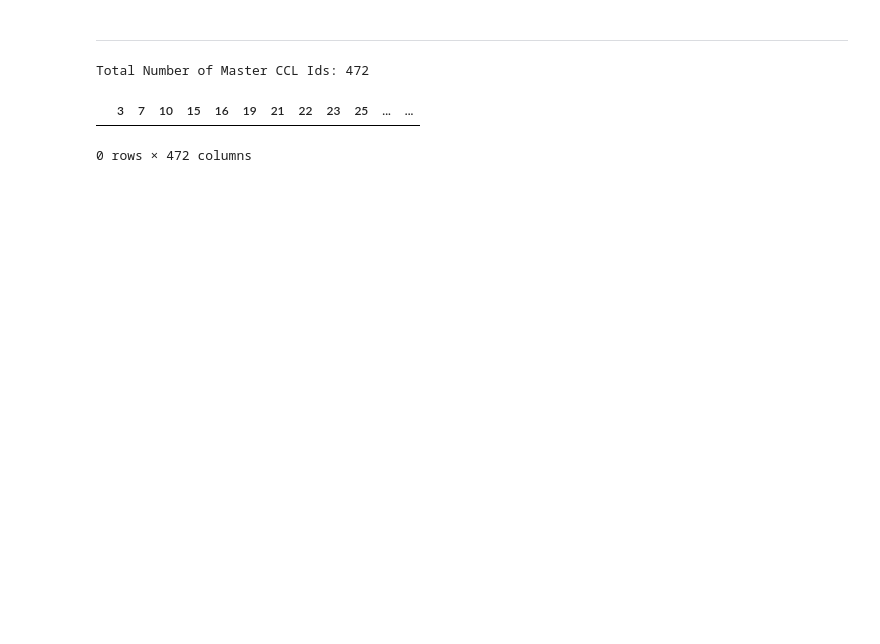
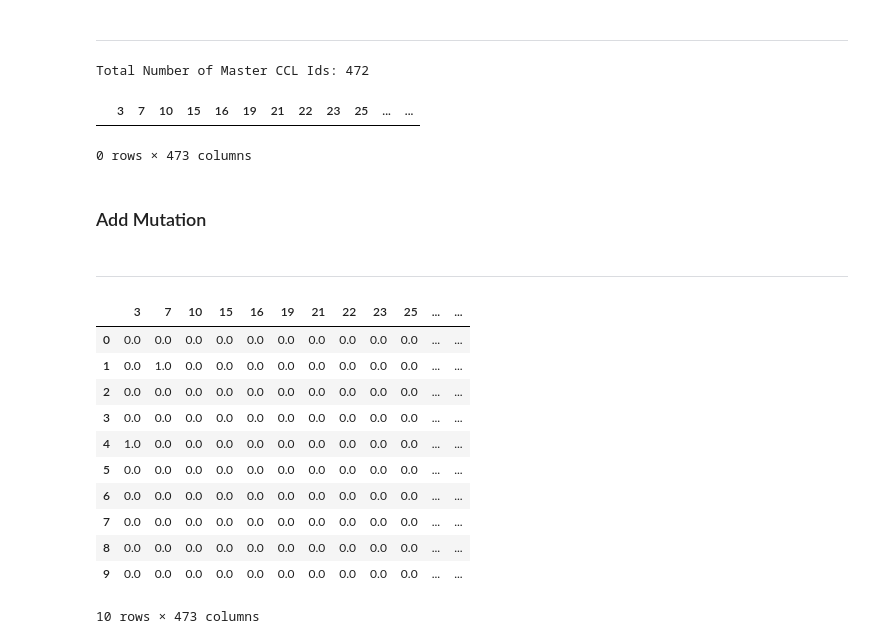
Before and after one commit to charlesriver/radiation, a Jupyter notebook: Data Compilation v3.ipynb, the cells around one changed output. Saved outputs shown, nothing was run; the diff lists cells and outputs as text; code cells hidden in the pictures; blank space fills up the shorter version.

Commit message:
mut compile

```diff
--- a/Data Compilation v3.ipynb
+++ b/Data Compilation v3.ipynb
@@ -169,0 +79,4 @@ mut_pd.head(n=10)
+# %%
+mut_filtered_pd = mut_pd[mut_pd["cell_line_feature"].str.contains("ANY_CODING_MUTATION")]
+mut = mut_filtered_pd.as_matrix()
+mut_filtered_pd.head(n=5)
@@ -169,0 +115,16 @@ mut_pd.head(n=10)
+# %%
+# reformat array by ccl
+mut_by_ccl = []
+for row in range(0, len(mut)):
+    for each_mut in mut[row][-2].split(";"):
+        mut_by_ccl.append([int(each_mut), mut[row][1], mut[row][-1]])
+mut_by_ccl_sorted = sorted(mut_by_ccl, key = lambda x: int(x[2]))
+mut_sorted = np.array(mut_by_ccl_sorted)
+
+# covert index ccl to master ccl id
+corr_lst = list(correlation[:,0])
+for mut_index, row in enumerate(mut_sorted):
+    if int(row[0]) in correlation[:,0]:
+        corr_index = corr_lst.index(int(row[0]))
+        mut_sorted[mut_index, 0] = correlation[corr_index, 1]
+print mut_sorted
@@ -169,0 +143,4 @@ mut_pd.head(n=10)
+# %%
+copynum_pd = pd.read_csv('../Rees/v21.data.cnv_avg_log2.txt', skiprows = [0], sep ="\t", names = ["master_ccl_id", "entrez_id", "copy_num"])
+copynum = copynum_pd.as_matrix()
+copynum_pd.head(n=10)
@@ -199,8 +214,40 @@ print "Total Number of Master CCL Ids: " + str(all_len)
 Total Number of Master CCL Ids: 472
 # %%
 all_sorted = np.sort(all_overlap)
+compiled_pd = pd.DataFrame([], [], all_sorted)
+compiled_pd['Entrez_id'] = []
+compiled_pd
+# %% [output]
+|  | 3 | 7 | 10 | 15 | 16 | 19 | 21 | 22 | 23 | 25 | ... | ... |
+0 rows × 473 columns
-# %%
-pd.DataFrame([], [], all_sorted)
-# %% [output]
-|  | 3 | 7 | 10 | 15 | 16 | 19 | 21 | 22 | 23 | 25 | ... | ... |
-0 rows × 472 columns
+# %% [markdown]
+### Add Mutation
+# %% [markdown]
+---
+# %%
+entrez_list = list(set(mut_sorted[:,2]))
+for id_index, each_id in enumerate(entrez_list):
+    val = [int(i) for i,j,k in mut_sorted if k == each_id]
+    new_row = np.sort(all_overlap)
+    for index, entry in enumerate(new_row):
+        if entry in val:
+            new_row[index] = 1
+        else:
+            new_row[index] = 0
+    new_row = np.append(new_row, float(each_id))
+    compiled_pd.loc[id_index] = new_row
+
+compiled_pd.head(n=10)
+# %% [output]
+|  | 3 | 7 | 10 | 15 | 16 | 19 | 21 | 22 | 23 | 25 | ... | ... |
+| 0 | 0.0 | 0.0 | 0.0 | 0.0 | 0.0 | 0.0 | 0.0 | 0.0 | 0.0 | 0.0 | ... | ... |
+| 1 | 0.0 | 1.0 | 0.0 | 0.0 | 0.0 | 0.0 | 0.0 | 0.0 | 0.0 | 0.0 | ... | ... |
+| 2 | 0.0 | 0.0 | 0.0 | 0.0 | 0.0 | 0.0 | 0.0 | 0.0 | 0.0 | 0.0 | ... | ... |
+| 3 | 0.0 | 0.0 | 0.0 | 0.0 | 0.0 | 0.0 | 0.0 | 0.0 | 0.0 | 0.0 | ... | ... |
+| 4 | 1.0 | 0.0 | 0.0 | 0.0 | 0.0 | 0.0 | 0.0 | 0.0 | 0.0 | 0.0 | ... | ... |
+| 5 | 0.0 | 0.0 | 0.0 | 0.0 | 0.0 | 0.0 | 0.0 | 0.0 | 0.0 | 0.0 | ... | ... |
+| 6 | 0.0 | 0.0 | 0.0 | 0.0 | 0.0 | 0.0 | 0.0 | 0.0 | 0.0 | 0.0 | ... | ... |
+| 7 | 0.0 | 0.0 | 0.0 | 0.0 | 0.0 | 0.0 | 0.0 | 0.0 | 0.0 | 0.0 | ... | ... |
+| 8 | 0.0 | 0.0 | 0.0 | 0.0 | 0.0 | 0.0 | 0.0 | 0.0 | 0.0 | 0.0 | ... | ... |
+| 9 | 0.0 | 0.0 | 0.0 | 0.0 | 0.0 | 0.0 | 0.0 | 0.0 | 0.0 | 0.0 | ... | ... |
+10 rows × 473 columns
```
Also changed, not shown: parts of 31 cells of this notebook.
